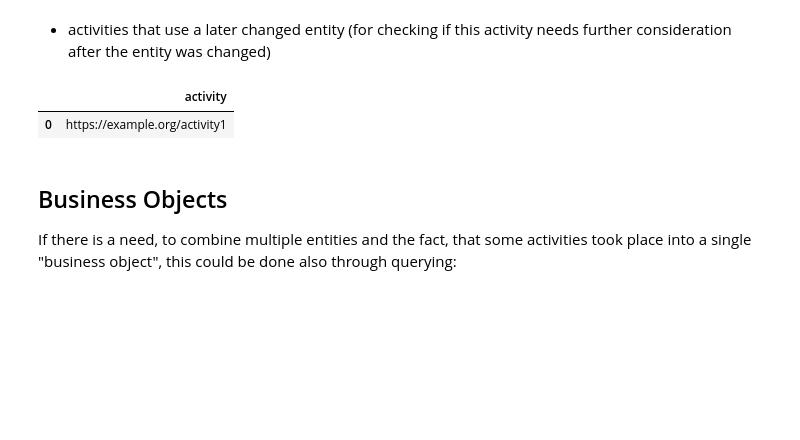
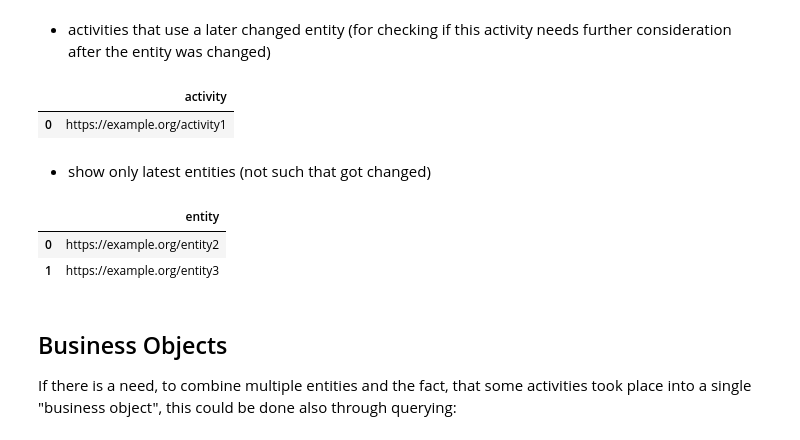
Before and after one commit to swiss/ch-paf-link, a Jupyter notebook: notebooks/chpaf_lite.ipynb, the cells around one changed output. Drawn from its saved outputs; the diff is of its cells as text; code cells hidden in the pictures; blank space fills up the shorter version.

Commit message:
latest entities

```diff
--- a/notebooks/chpaf_lite.ipynb
+++ b/notebooks/chpaf_lite.ipynb
@@ -389,6 +392,33 @@ query_ttl(ttl, query)
 # %% [output]
 |  | activity |
 | 0 | https://example.org/activity1 |
+# %% [markdown]
+- show only latest entities (not such that got changed)
+# %%
+query = """
+
+PREFIX paf: <https://paf.link/>
+PREFIX chpaf: <https://ch.paf.link/>
+PREFIX prov: <http://www.w3.org/ns/prov#>
+PREFIX schema: <http://schema.org/>
+PREFIX : <https://example.org/>
+
+SELECT ?entity WHERE {
+
+    ?entity a prov:Entity .
+    MINUS {
+        ?activity a paf:EntityChangeActivity ;
+            prov:used ?entity .
+    }
+}
+
+"""
+
+query_ttl(ttl, query)
+# %% [output]
+|  | entity |
+| 0 | https://example.org/entity2 |
+| 1 | https://example.org/entity3 |
 # %% [markdown]
 ## Business Objects
 
```
Also changed, not shown: parts of 3 cells of this notebook.
